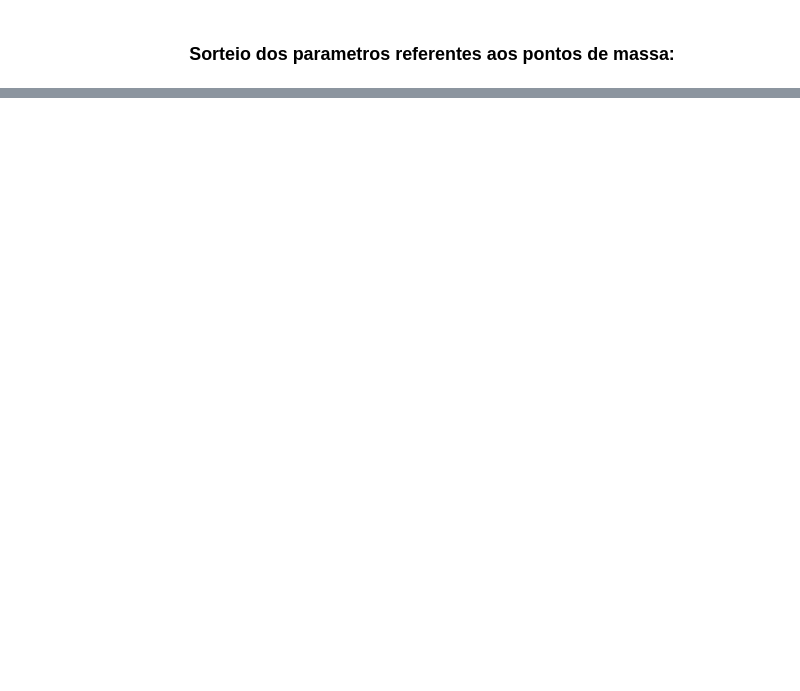
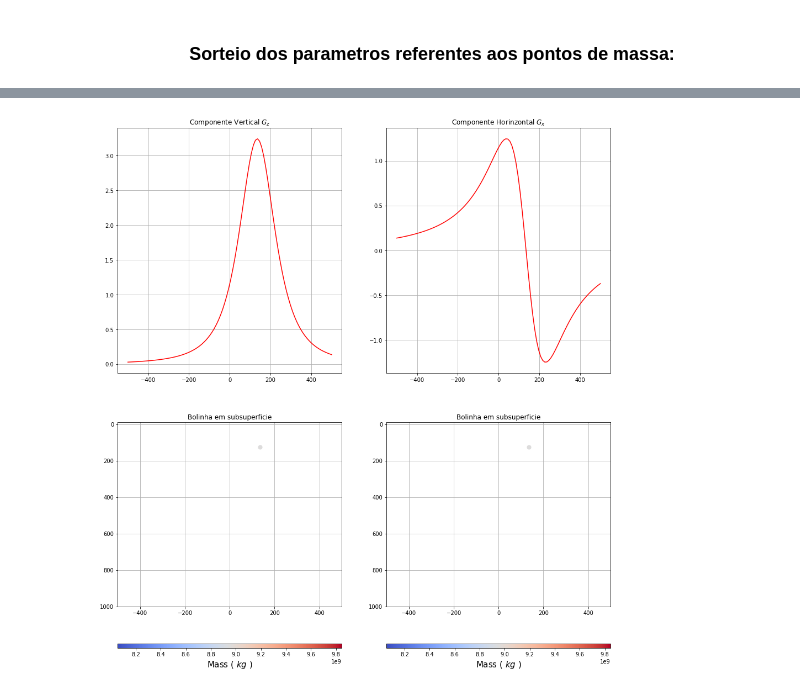
Before and after one commit to EdsonAlonso/EstagioCurricular, a Jupyter notebook: Sphere_grav.ipynb, the cells around one changed output, grey strips where cells are left out. Saved outputs shown, nothing was run; the diff lists cells and outputs as text; code cells hidden in the pictures; blank space fills up the shorter version.

```diff
--- a/Sphere_grav.ipynb
+++ b/Sphere_grav.ipynb
@@ -53,7 +53,7 @@ massa = volfont(10,2000)[3] # kg
 # %% [markdown]
 ### <center> Sorteio dos parametros referentes aos pontos de massa:<center>
 # %%
-npoints = 20 # numero de fontes pontuais utilizadas
+npoints = 1 # numero de fontes pontuais utilizadas
 sphere = []
 for i in range(npoints):
     xc = uniform( -400.0, 400.0  ) #min(x), max(x) )
@@ -80,2 +63,8 @@ for i,j in enumerate(sphere):
+# %%
+# ----- Calculo do gz das fontes pontuais
+gz1 = g_sphere(x,z,sphere,component='z')
+
+# ----- Calculo do gx das fontes pontuais
+gx1 = g_sphere(x,z,sphere,component='x')
 # %%
 # ----- Calculo do gx das fontes pontuais
@@ -127,12 +137,12 @@ plt.show()
 # %%
 # plotando o resultado:
 plt.close('all')
-plt.figure(figsize=(16,18))
+plt.figure(figsize=(16,18), facecolor='w')
 #circle1=plt.Circle((sphere1[0],sphere1[1]),radius=10.0, color='r')
 #circle2 = plt.Circle((sphere2[0],sphere2[1]),radius=10.0,color='b')
 #circle3 = plt.Circle((sphere3[0],sphere3[1]),radius=10.0,color = 'k')
 plt.subplot(2,2,1)
-plt.plot(x,gz,'r')
+plt.plot(x,gz1,'r')
 plt.title('Componente Vertical $G_z$')
 plt.grid()
 
@@ -143,14 +153,14 @@ plt.grid()
 #circle2 = plt.Circle((sphere2[0],sphere2[1]),radius=10.0,color='b')
 #circle3 = plt.Circle((sphere3[0],sphere3[1]),radius=10.0,color = 'k')
 plt.subplot(2,2,2)
-plt.plot(x,gx,'r')
+plt.plot(x,gx1,'r')
 plt.title('Componente Horinzontal $G_x$')
 plt.grid()
 
 plt.subplot(2,2,3)
 #plt.contourf(X, Y, U1, 25, cmap = plt.cm.jet)
 
-p1 = plt.scatter(xs, zs, s=50.0, c=ms,cmap='coolwarm')
+p1 = plt.scatter(xc, zc, s=50.0, c=mass,cmap='coolwarm')
 cbar = plt.colorbar(p1, aspect = 50, fraction = 0.1, orientation="horizontal")
 cbar.set_label('Mass ( $ kg $ )',fontsize=15, rotation = 0)
 
@@ -161,31 +171,33 @@ plt.grid()
 #plt.xlim( ((z[25])/2 - 1.5*(zmed+2*raio)/2, ((-z[25])/2) + 1.5*(zmed+2*raio)/2 ) )
 #plt.ylim( (z[25] , zmed + 2*raio) )
 
 plt.xlim( min(x), max(x) )
 plt.ylim( min(z), 1000.0 )
 
 plt.gca().invert_yaxis()
 #plt.savefig('TODO_023.pdf', dpi=300, transparet=True, bbox_inches='tight')
 #plt.colorbar()
 
 plt.subplot(2,2,4)
 #plt.contourf(X, Y, U1, 25, cmap = plt.cm.jet)
 
-p1 = plt.scatter(xs, zs, s=50.0, c=ms,cmap='coolwarm')
+p1 = plt.scatter(xc, zc, s=50.0, c=mass,cmap='coolwarm')
 cbar = plt.colorbar(p1, aspect = 50, fraction = 0.1, orientation="horizontal")
 cbar.set_label('Mass ( $ kg $ )',fontsize=15, rotation = 0)
 
 #plt.gcf().gca().add_artist(circle1)
 #plt.gcf().gca().add_artist(circle2)
 plt.title('Bolinha em subsuperficie')
 plt.grid()
 #plt.xlim( ((z[25])/2 - 1.5*(zmed+2*raio)/2, ((-z[25])/2) + 1.5*(zmed+2*raio)/2 ) )
 #plt.ylim( (z[25] , zmed + 2*raio) )
 
 plt.xlim( min(x), max(x) )
 plt.ylim( min(z), 1000.0 )
 
 plt.gca().invert_yaxis()
 #plt.savefig('TODO_023.pdf', dpi=300, transparet=True, bbox_inches='tight')
 #plt.colorbar()
 plt.show()
+# %% [output]
+[figure, added]
```
Also changed, not shown: parts of 8 cells of this notebook.
